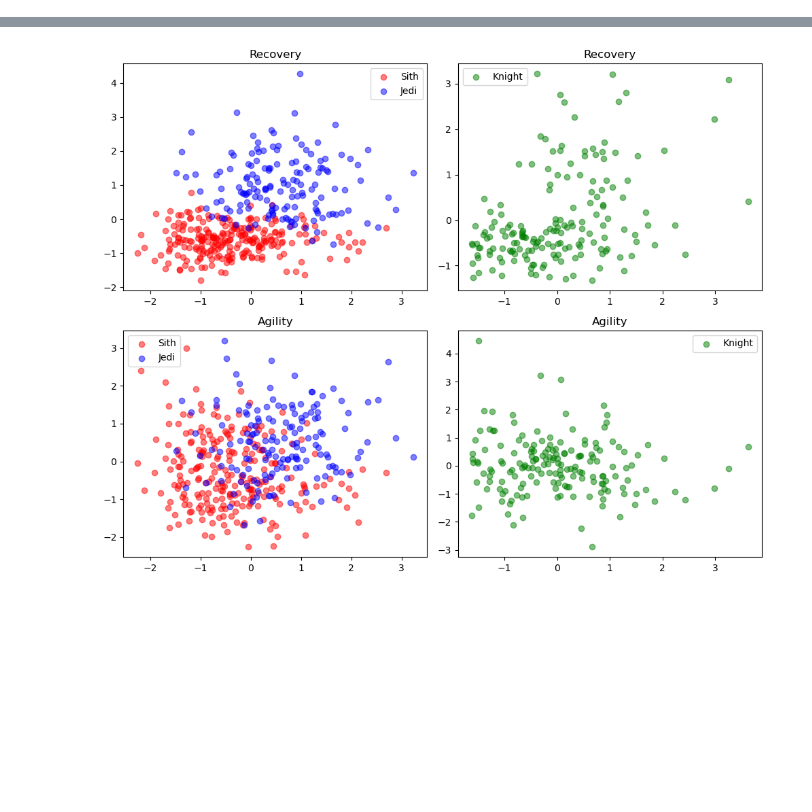
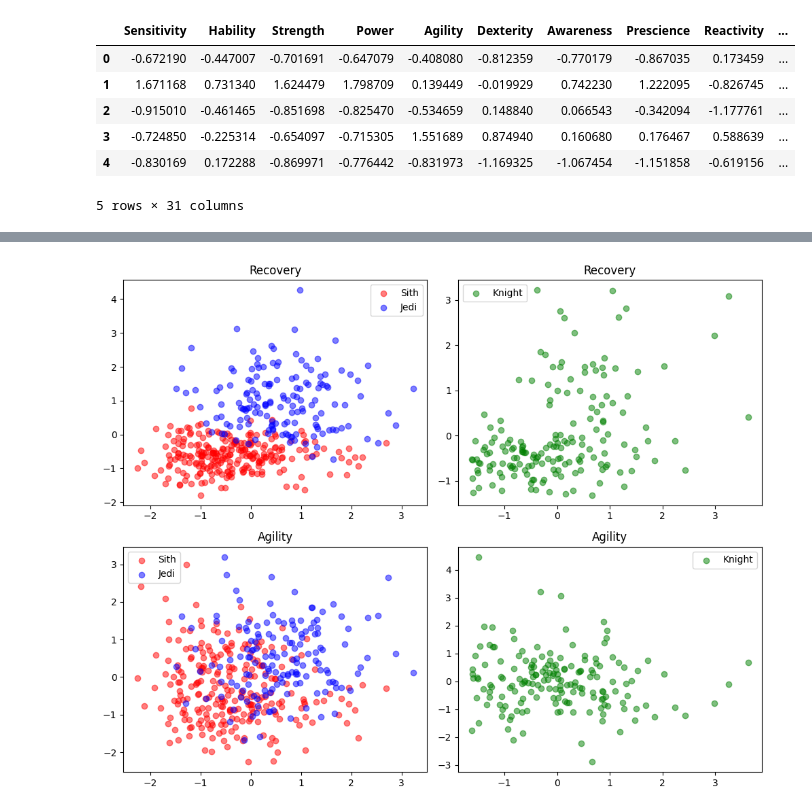
Before and after one commit to BeBig007/dataScience, a Jupyter notebook: dataScience_03/ex03/standardization.ipynb, the cells around one changed output, grey strips where cells are left out. Saved outputs shown, nothing was run; the diff lists cells and outputs as text; code cells hidden in the pictures; blank space fills up the shorter version.

```diff
--- a/dataScience_03/ex03/standardization.ipynb
+++ b/dataScience_03/ex03/standardization.ipynb
@@ -23,10 +22,18 @@ data_train['knight'] = labels
 # %%
 scaler = StandardScaler()
 train_scaled = scaler.fit_transform(data_train)
 train_scaled = pd.DataFrame(train_scaled, columns=data_train.columns)
 
 new_knight = train_scaled['knight'].unique()
-# train_scaled.head()
+train_scaled.head()
+# %% [output]
+|  | Sensitivity | Hability | Strength | Power | Agility | Dexterity | Awareness | Prescience | Reactivity | ... |
+| 0 | -0.672190 | -0.447007 | -0.701691 | -0.647079 | -0.408080 | -0.812359 | -0.770179 | -0.867035 | 0.173459 | ... |
+| 1 | 1.671168 | 0.731340 | 1.624479 | 1.798709 | 0.139449 | -0.019929 | 0.742230 | 1.222095 | -0.826745 | ... |
+| 2 | -0.915010 | -0.461465 | -0.851698 | -0.825470 | -0.534659 | 0.148840 | 0.066543 | -0.342094 | -1.177761 | ... |
+| 3 | -0.724850 | -0.225314 | -0.654097 | -0.715305 | 1.551689 | 0.874940 | 0.160680 | 0.176467 | 0.588639 | ... |
+| 4 | -0.830169 | 0.172288 | -0.869971 | -0.776442 | -0.831973 | -1.169325 | -1.067454 | -1.151858 | -0.619156 | ... |
+5 rows × 31 columns
 # %%
 test_scaled = scaler.fit_transform(data_test)
 test_scaled = pd.DataFrame(test_scaled, columns=data_test.columns)
```
Also changed, not shown: parts of 2 cells of this notebook, 11 other files.
